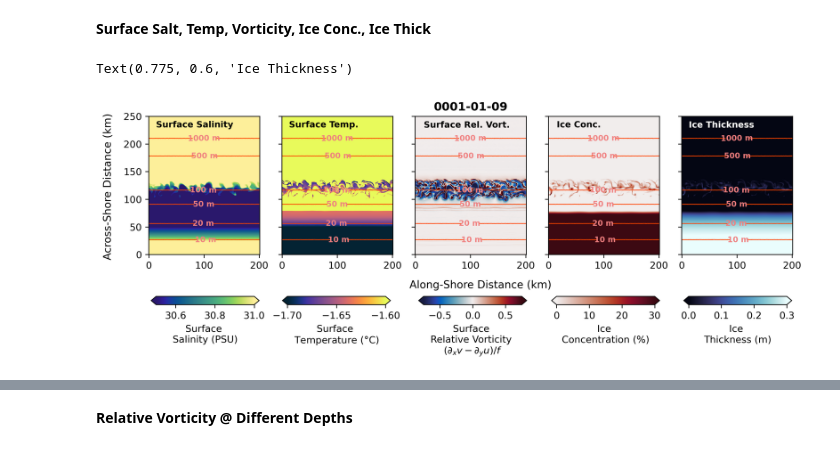
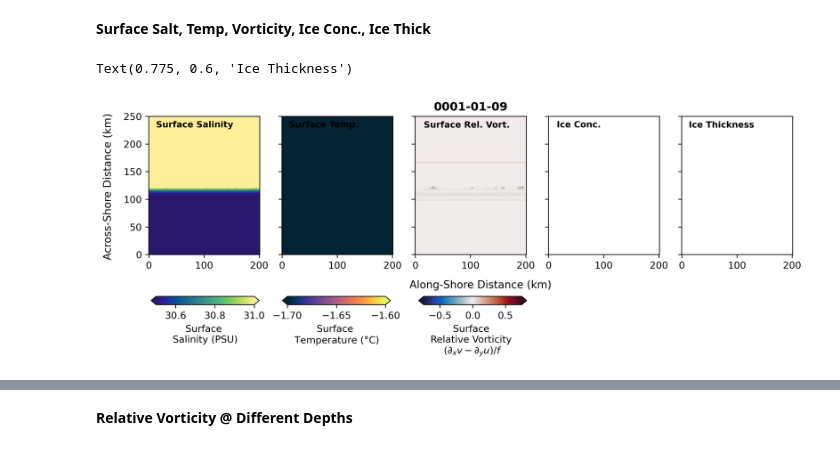
Before and after one commit to bundzis/beaufort_jet, a Jupyter notebook: Scripts/From_dylan/plan_view_animations.ipynb, the cells around one changed output, grey strips where cells are left out. Drawn from its saved outputs; the diff is of its cells as text; code cells hidden in the pictures.

Commit message:
made new movie for ice-free and const bathy sim

```diff
--- a/Scripts/From_dylan/plan_view_animations.ipynb
+++ b/Scripts/From_dylan/plan_view_animations.ipynb
@@ -62,11 +62,18 @@ warnings.filterwarnings("ignore") #turns off annoying warnings
 # avg_file = '/pscratch/sd/b/bundzis/Beaufort_ROMS_idealized_jet_updated_scratch/roms_avg_ice_500m_span_300km_w_dvd_u3c4_keps_v04_*.nc'
 # his_file = '/pscratch/sd/b/bundzis/Beaufort_ROMS_idealized_jet_updated_scratch/roms_his_ice_500m_span_300km_w_dvd_u3c4_keps_v04_*.nc'
 
+# Constant forcing, ideal initial conditions, U3C4, k-epsilon, NO ICE
+# avg_file = '/pscratch/sd/b/bundzis/Beaufort_ROMS_idealized_jet_updated_scratch/roms_avg_no_ice_500m_span_300km_w_dvd_u3c4_keps_v01_*.nc'
+# his_file = '/pscratch/sd/b/bundzis/Beaufort_ROMS_idealized_jet_updated_scratch/roms_his_no_ice_500m_span_300km_w_dvd_u3c4_keps_v01_*.nc'
+# Constant bathymetry version
+avg_file = '/pscratch/sd/b/bundzis/Beaufort_ROMS_idealized_jet_updated_scratch/roms_avg_no_ice_500m_span_300km_w_dvd_u3c4_keps_constbathy_v01_*.nc'
+his_file = '/pscratch/sd/b/bundzis/Beaufort_ROMS_idealized_jet_updated_scratch/roms_his_no_ice_500m_span_300km_w_dvd_u3c4_keps_const_bathy_v01_*.nc'
+
 # Constant forcing, ideal initial conditions, U3C4, KPP
 # avg_file = '/pscratch/sd/b/bundzis/Beaufort_ROMS_idealized_jet_updated_scratch/roms_avg_ice_500m_span_300km_w_dvd_u3c4_kpp_v03_0001.nc'
 # his_file = '/pscratch/sd/b/bundzis/Beaufort_ROMS_idealized_jet_updated_scratch/roms_his_ice_500m_span_300km_w_dvd_u3c4_kpp_v03_0001.nc'
-avg_file = '/pscratch/sd/b/bundzis/Beaufort_ROMS_idealized_jet_updated_scratch/roms_avg_ice_500m_span_300km_w_dvd_u3c4_kpp_v04_*.nc'
-his_file = '/pscratch/sd/b/bundzis/Beaufort_ROMS_idealized_jet_updated_scratch/roms_his_ice_500m_span_300km_w_dvd_u3c4_kpp_v04_*.nc'
+# avg_file = '/pscratch/sd/b/bundzis/Beaufort_ROMS_idealized_jet_updated_scratch/roms_avg_ice_500m_span_300km_w_dvd_u3c4_kpp_v04_*.nc'
+# his_file = '/pscratch/sd/b/bundzis/Beaufort_ROMS_idealized_jet_updated_scratch/roms_his_ice_500m_span_300km_w_dvd_u3c4_kpp_v04_*.nc'
 
 
 # Constant forcing, ideal initial conditions, U3C4, k-omega
@@ -946,66 +955,66 @@ m3 = ax[2].pcolormesh(x_rho/1000, y_rho/1000, rv[time_idx,-1,:,:], cmap=cmo.bala
                     vmin = -0.75, vmax = 0.75) # OG: vmin = -1.5, vmax = 1.5;
 #fig.colorbar(m3, ax=ax[r,2], label='$(\partial_x v - \partial_y u)/f$', extend='both')
 
-# Ice area fraction, aka concentration
-m4 = ax[3].pcolormesh(x_rho/1000, y_rho/1000, ds_avg.Aice[time_idx,:,:]*100, cmap=cmo.amp,
-                    vmin = 0, vmax = 30) # OG: vmin = 0, vmax = 100;
-#fig.colorbar(m4, ax=ax[r,3], label='[%]', extend='max')
+# # Ice area fraction, aka concentration
+# m4 = ax[3].pcolormesh(x_rho/1000, y_rho/1000, ds_avg.Aice[time_idx,:,:]*100, cmap=cmo.amp,
+#                     vmin = 0, vmax = 30) # OG: vmin = 0, vmax = 100;
+# #fig.colorbar(m4, ax=ax[r,3], label='[%]', extend='max')
 
-# Ice thickness, (how do I get volume?)
-m5 = ax[4].pcolormesh(x_rho/1000, y_rho/1000, ds_avg.ice_thickness[time_idx,:,:], cmap=cmo.ice,
-                    vmin = 0, vmax = 0.3) # OG: vmin = 0, vmax = 0.3;
-#fig.colorbar(m5, ax=ax[r,4], label='[m]', extend='max')
+# # Ice thickness, (how do I get volume?)
+# m5 = ax[4].pcolormesh(x_rho/1000, y_rho/1000, ds_avg.ice_thickness[time_idx,:,:], cmap=cmo.ice,
+#                     vmin = 0, vmax = 0.3) # OG: vmin = 0, vmax = 0.3;
+# #fig.colorbar(m5, ax=ax[r,4], label='[m]', extend='max')
 
 # Loop through the axes to set limits and aspect
-for j in range(5):
+for j in range(5): # 5
     # Set aspect and range
     ax[j].set_ylim(0,250)
     ax[j].set_aspect(1.0)
 
-    # Contours for bathymetry
-    positions = [(100, 10),(100,60),(100,90),(100,140),(100,160),(100,210)]
-    cs = ax[j].contour(x_rho/1000, y_rho/1000, ds_avg.h, levels=[10, 20, 50, 100, 500, 1000],
-                    colors='orangered', linewidths=0.8) # orangered
-    clabels = ax[j].clabel(cs, fmt='%d m', manual=positions, inline=True, fontsize=8, colors='lightcoral') # lightcoral
-    for l in clabels:
-        l.set_fontweight('bold')
+    # # Contours for bathymetry
+    # positions = [(100, 10),(100,60),(100,90),(100,140),(100,160),(100,210)]
+    # cs = ax[j].contour(x_rho/1000, y_rho/1000, ds_avg.h, levels=[10, 20, 50, 100, 500, 1000],
+    #                 colors='orangered', linewidths=0.8) # orangered
+    # clabels = ax[j].clabel(cs, fmt='%d m', manual=positions, inline=True, fontsize=8, colors='lightcoral') # lightcoral
+    # for l in clabels:
+    #     l.set_fontweight('bold')
 
 # Add colorbars at bottom of panels ?
 # Salt
 cbar_ax1 = fig.add_axes([0.128,0.28,0.13,0.015])
 fig.colorbar(m1, orientation='horizontal', label='Surface \nSalinity (PSU)', extend='both', cax=cbar_ax1)
 # Temp
 cbar_ax2 = fig.add_axes([0.286,0.28,0.13,0.015])
 fig.colorbar(m2, orientation='horizontal', label='Surface \nTemperature ($\degree$C)', extend='both', cax=cbar_ax2)
 # Relative vorticity
 cbar_ax3 = fig.add_axes([0.45,0.28,0.13,0.015])
 fig.colorbar(m3, orientation='horizontal', label='Surface \nRelative Vorticity \n$(\partial_x v - \partial_y u)/f$', extend='both', cax=cbar_ax3)
-# Sea ice concentration
-cbar_ax4 = fig.add_axes([0.61,0.28,0.13,0.015])
-fig.colorbar(m4, orientation='horizontal', label='Ice \nConcentration (%)', extend='both', cax=cbar_ax4)
-# Sea ice thickness
-cbar_ax5 = fig.add_axes([0.769,0.28,0.13,0.015])
-fig.colorbar(m5, orientation='horizontal', label='Ice \nThickness (m)', extend='both', cax=cbar_ax5)
+# # Sea ice concentration
+# cbar_ax4 = fig.add_axes([0.61,0.28,0.13,0.015])
+# fig.colorbar(m4, orientation='horizontal', label='Ice \nConcentration (%)', extend='both', cax=cbar_ax4)
+# # Sea ice thickness
+# cbar_ax5 = fig.add_axes([0.769,0.28,0.13,0.015])
+# fig.colorbar(m5, orientation='horizontal', label='Ice \nThickness (m)', extend='both', cax=cbar_ax5)
 
 
 
 # Label the plots
 ax[2].set_title(str(ds_avg.ocean_time.values[time_idx])[:10], fontsize=12, weight='bold')
 #fig.suptitle(str(ds_avg.ocean_time.values[time_idx])[:10])
 
 # Label the axes
 fig.text(0.07, 0.365, 'Across-Shore Distance (km)', rotation=90, fontsize=11)
 fig.text(0.439, 0.31, 'Along-Shore Distance (km)', rotation=0, fontsize=11)
 
 # Add what the figures are
 fig.text(0.134, 0.60, 'Surface Salinity', color='black', fontsize=9, weight='bold')
 fig.text(0.294, 0.60, 'Surface Temp.', color='black', fontsize=9, weight='bold')
 fig.text(0.456, 0.60, 'Surface Rel. Vort.', color='black', fontsize=9, weight='bold')
 fig.text(0.616, 0.60, 'Ice Conc.', color='black', fontsize=9, weight='bold')
-fig.text(0.775, 0.60, 'Ice Thickness', color='white', fontsize=9, weight='bold')
+fig.text(0.775, 0.60, 'Ice Thickness', color='black', fontsize=9, weight='bold') # color='white'
 # %% [output]
 Text(0.775, 0.6, 'Ice Thickness')
-[figure, old version]
+[figure, new version]
 # %%
 # Make the function to plot all the plots
 # Now make a movie of this
```
Also changed, not shown: parts of 16 cells of this notebook.
